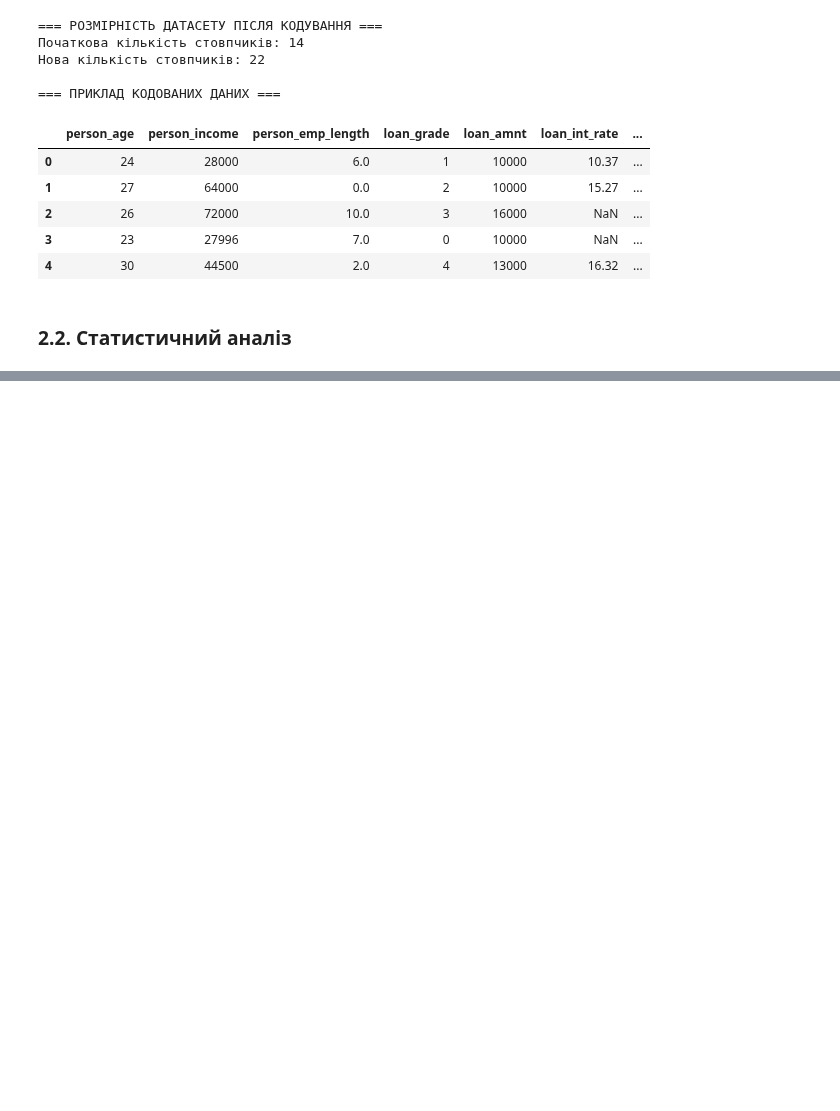
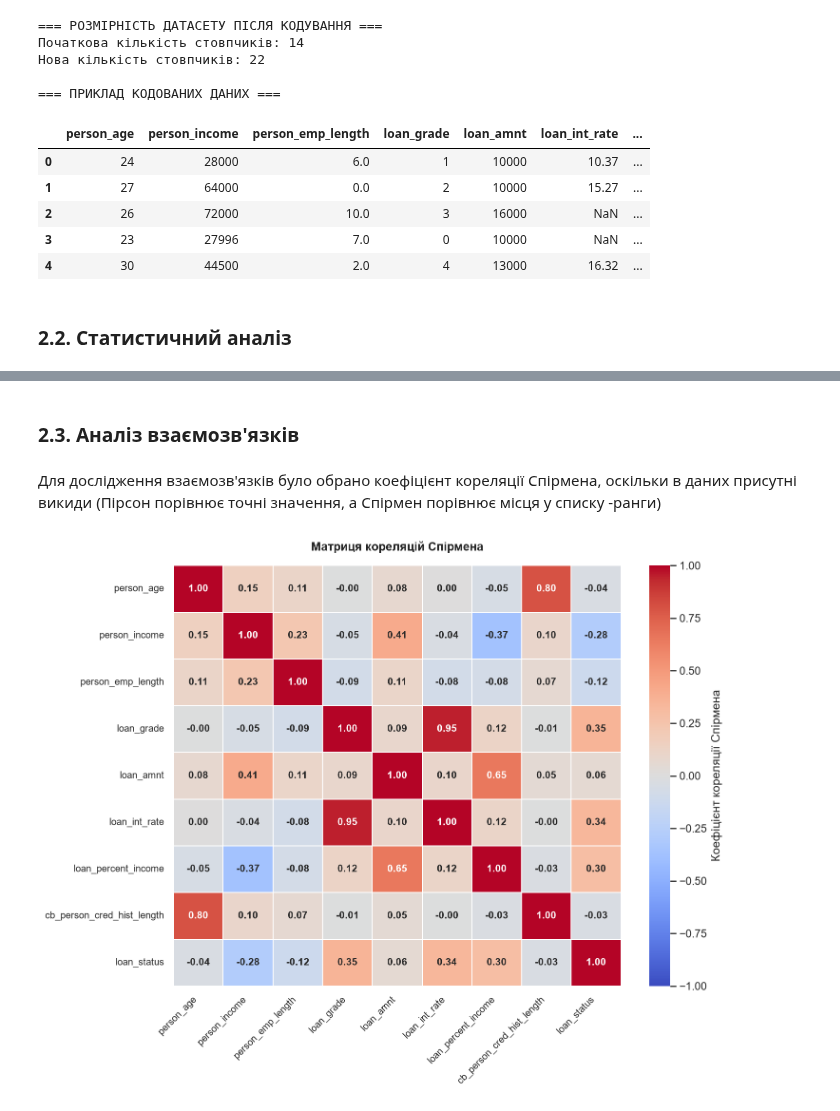
Before and after one commit to sonyalev/credit-risk, a Jupyter notebook: Stage1.ipynb, the cells around one changed output, grey strips where cells are left out. Drawn from its saved outputs; the diff is of its cells as text; code cells hidden in the pictures; blank space fills up the shorter version.

```diff
--- a/Stage1.ipynb
+++ b/Stage1.ipynb
@@ -279,0 +376,35 @@ display(df_encoded.head())
+# %% [markdown]
+### <a id="section-2-2"></a>2.3. Аналіз взаємозв'язків
+# %% [markdown]
+Для дослідження взаємозв'язків було обрано коефіцієнт кореляції Спірмена, оскільки в даних присутні викиди (Пірсон порівнює точні значення, а Спірмен порівнює місця у списку -ранги)
+# %%
+# 1. Відбираємо ЛИШЕ числові та порядкові (рангові) змінні та цільову змінну
+numeric_and_ordinal = [
+    'person_age', 'person_income', 'person_emp_length',
+    'loan_grade', 'loan_amnt', 'loan_int_rate',
+    'loan_percent_income', 'cb_person_cred_hist_length', 'loan_status'
+]
+
+# розрахунок кореляції Спірмена
+corr_clean = df_encoded[numeric_and_ordinal].corr(method='spearman')
+
+plt.figure(figsize=(10, 8), dpi=150)
+sns.heatmap(
+    corr_clean,
+    annot=True,
+    fmt=".2f",
+    cmap='coolwarm',
+    vmin=-1, vmax=1,
+    linewidths=0.8,
+    linecolor='white',
+    annot_kws={"size": 10, "weight": "bold"},
+    cbar_kws={"label": "Коефіцієнт кореляції Спірмена"}
+)
+
+plt.title("Матриця кореляцій Спірмена", fontsize=12, fontweight='bold', pad=15)
+plt.xticks(rotation=45, ha='right', fontsize=9.5)
+plt.yticks(fontsize=9.5)
+plt.tight_layout()
+plt.show()
+# %% [output]
+[figure, added]
```
Also changed, not shown: parts of 32 cells of this notebook, 1 other file.
